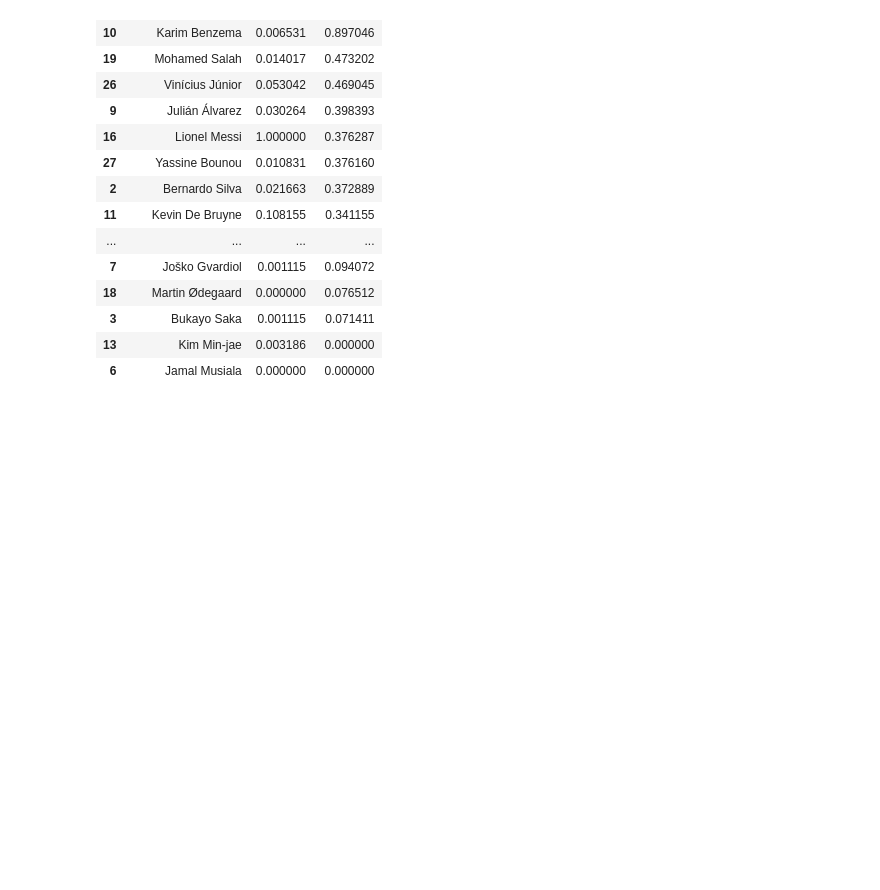
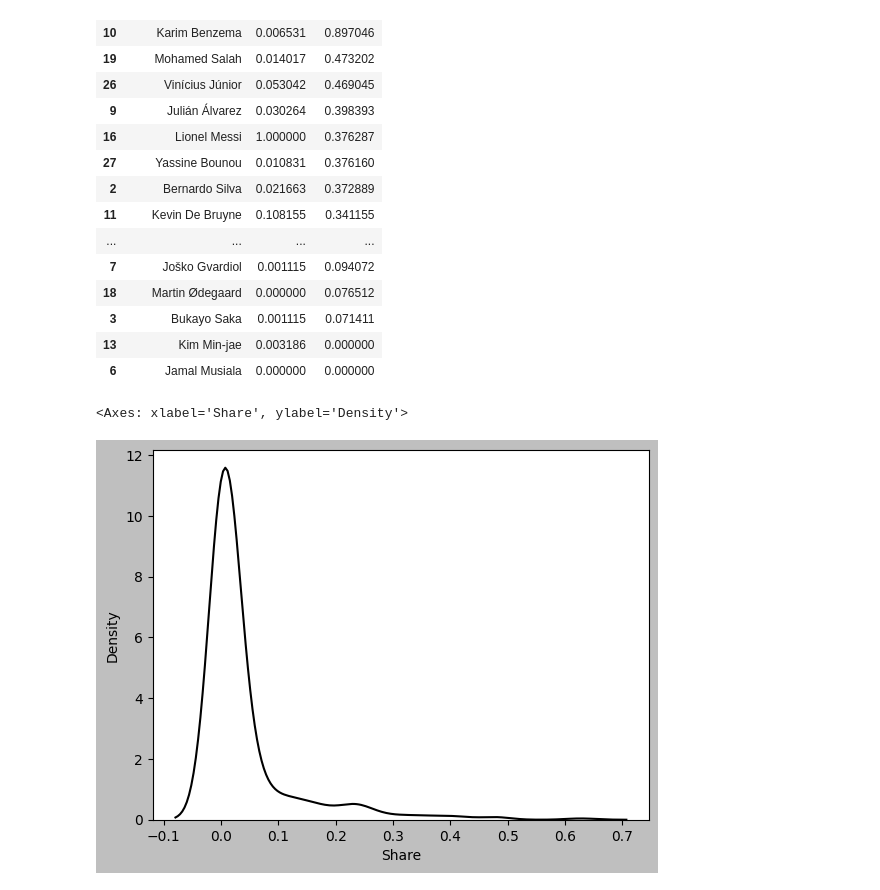
Before and after one commit to TheJarmanitor/outplayed, a Jupyter notebook: notebooks/glm_testing.ipynb, the cells around one changed output. Drawn from its saved outputs; the diff is of its cells as text; code cells hidden in the pictures; blank space fills up the shorter version.

```diff
--- a/notebooks/glm_testing.ipynb
+++ b/notebooks/glm_testing.ipynb
@@ -228,0 +226,5 @@ df.to_csv('../data/player_stats_trends.csv', index=False)
+# %%
+sns.kdeplot(df['Share'])
+# %% [output]
+<Axes: xlabel='Share', ylabel='Density'>
+[figure, added]
```
Also changed, not shown: parts of 6 cells of this notebook, 2 other files.
